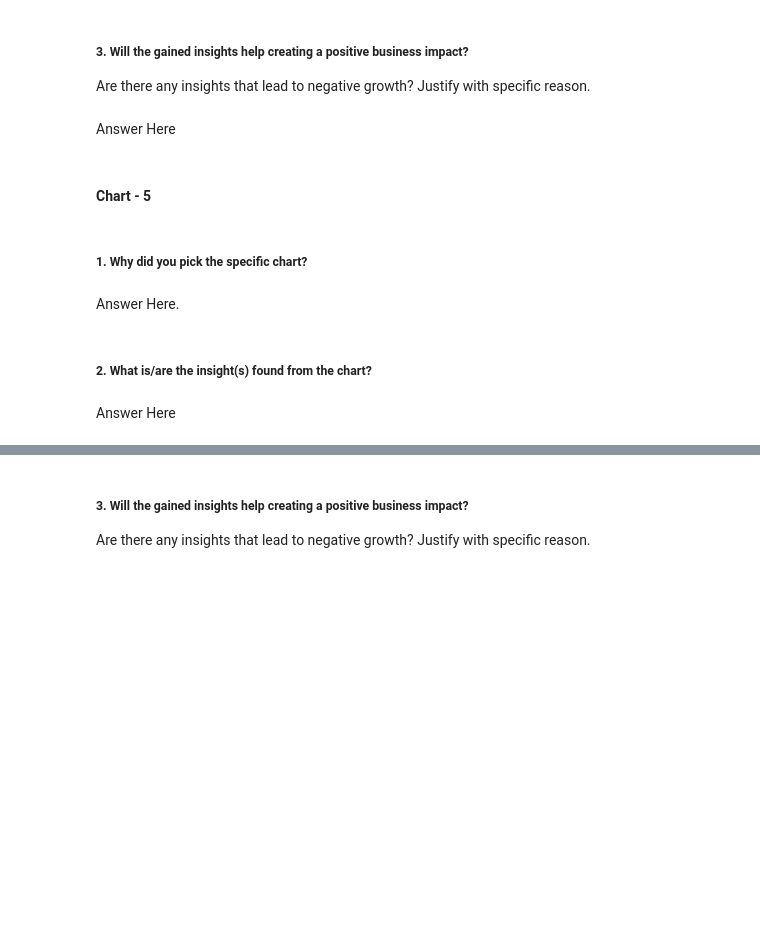
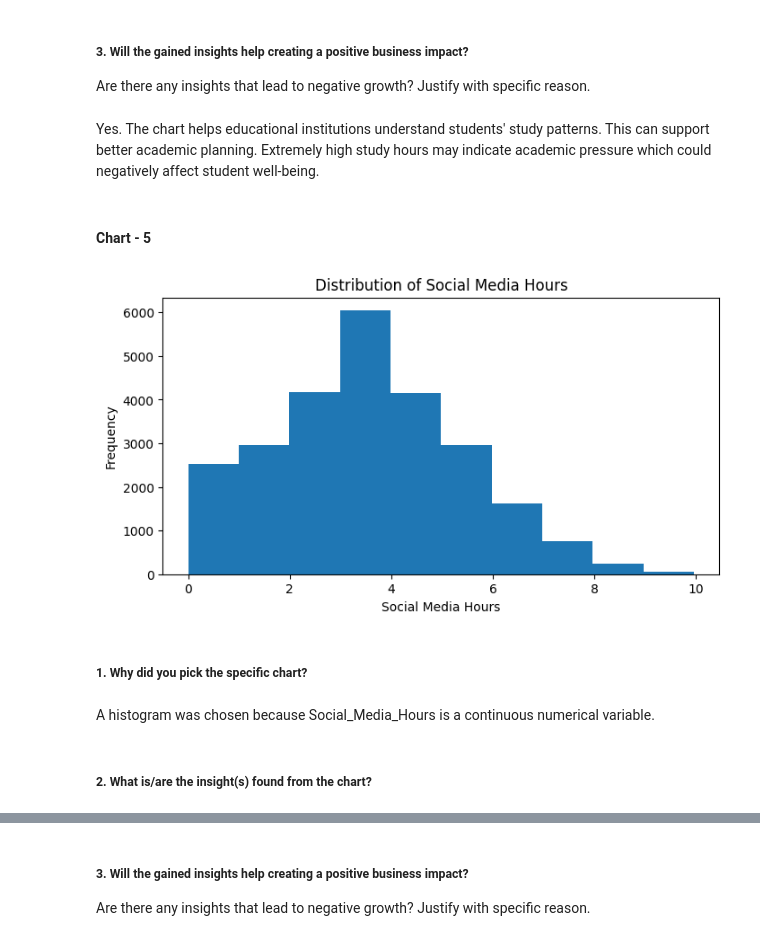
Before and after one commit to Bhuvneshwari19/student-lifestyle-stress-prediction, a Jupyter notebook: student_lifestyle_stress_prediction.ipynb, the cells around one changed output, grey strips where cells are left out. Drawn from its saved outputs; the diff is of its cells as text; code cells hidden in the pictures; blank space fills up the shorter version.

```diff
--- a/student_lifestyle_stress_prediction.ipynb
+++ b/student_lifestyle_stress_prediction.ipynb
@@ -413,7 +441,7 @@ Answer Here
 # %% [markdown]
 ##### 3. Will the gained insights help creating a positive business impact?
 Are there any insights that lead to negative growth? Justify with specific reason.
-# %% [markdown]
-Answer Here
+# %% [markdown]
+Yes. The chart helps educational institutions understand students' study patterns. This can support better academic planning. Extremely high study hours may indicate academic pressure which could negatively affect student well-being.
 # %% [markdown]
 #### Chart - 5
@@ -422,8 +448,21 @@ Answer Here
+# %%
+# Chart - 5 visualization code
+# histogram for Social_Media_Hours
+plt.figure(figsize=(8,4))
+plt.hist(df1['Social_Media_Hours'], bins=10)
+
+# title and labels
+plt.title("Distribution of Social Media Hours")
+plt.xlabel("Social Media Hours")
+plt.ylabel("Frequency")
+
+# Display the chart
+plt.show()
+# %% [output]
+[figure, added]
 # %% [markdown]
 ##### 1. Why did you pick the specific chart?
-# %% [markdown]
-Answer Here.
+# %% [markdown]
+A histogram was chosen because Social_Media_Hours is a continuous numerical variable.
 # %% [markdown]
 ##### 2. What is/are the insight(s) found from the chart?
-# %% [markdown]
-Answer Here
```
Also changed, not shown: parts of 51 cells of this notebook.
